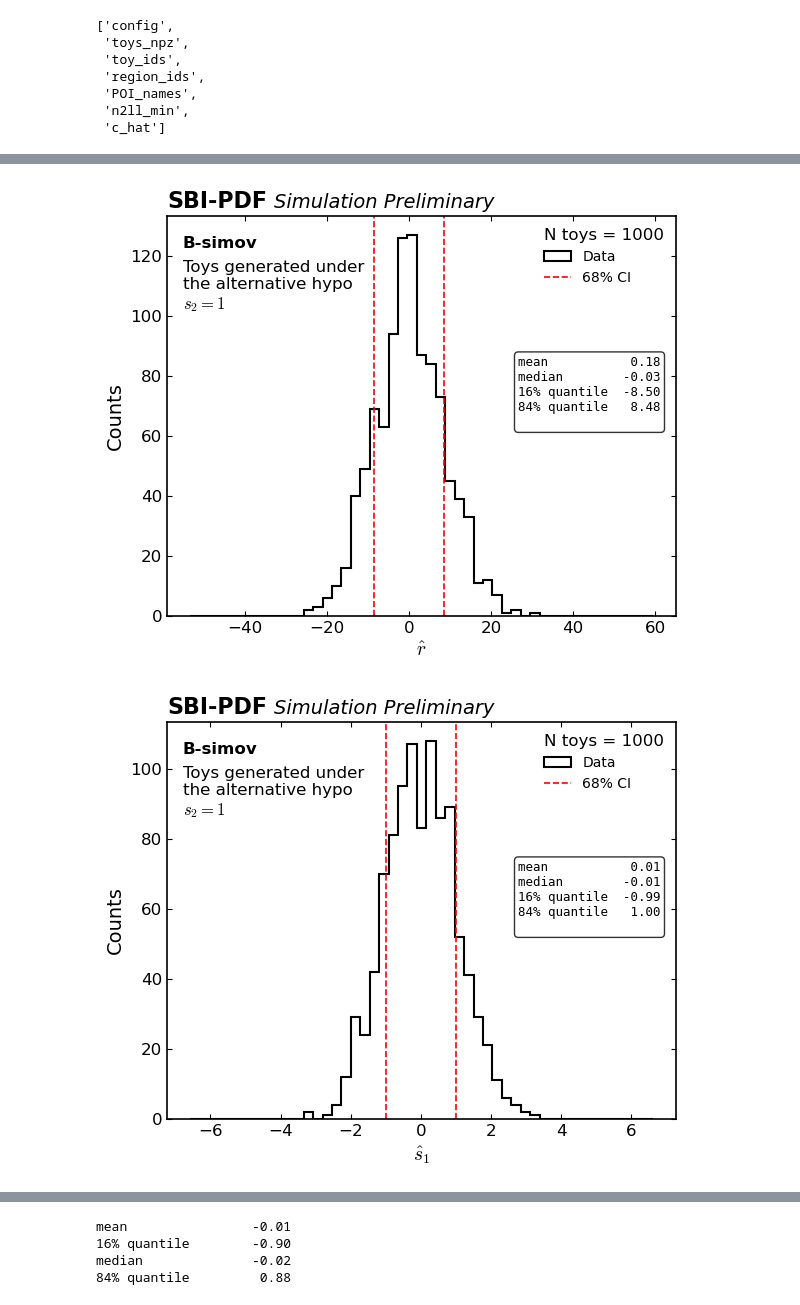
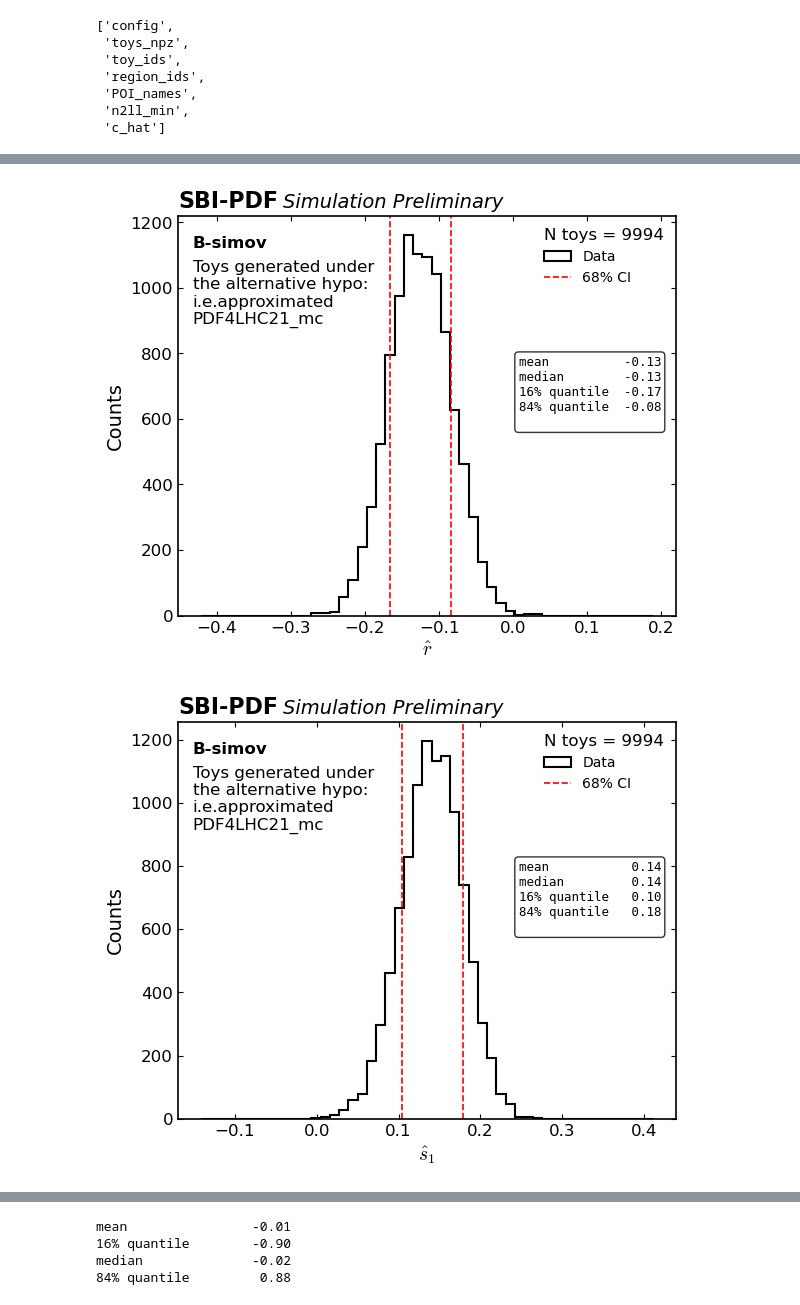
Before and after one commit to HephyAnalysisSW/GOLLUM, a Jupyter notebook: user/kaan/notebooks/plot_fit_results.ipynb, the cells around one changed output, grey strips where cells are left out. Cells and saved outputs as stored; diff of their text form; code cells hidden in the pictures.

```diff
--- a/user/kaan/notebooks/plot_fit_results.ipynb
+++ b/user/kaan/notebooks/plot_fit_results.ipynb
@@ -4,7 +4,8 @@ import matplotlib.pyplot as plt
 import os
 import glob
 
-fits = glob.glob("/scratch-cbe/users/alikaan.gueven/SBIPDF/output/toys/globalfit_shape_2_1.0_mode-poisson_N1000_scale1/*.npz")
+# fits = glob.glob("/scratch-cbe/users/alikaan.gueven/SBIPDF/output/toys/globalfit_shape_2_1.0_mode-poisson_N1000_scale1/*.npz")
+fits = glob.glob("/scratch-cbe/users/alikaan.gueven/SBIPDF/output/toys/toys_nominal_N10000/*.npz")
 # %%
 !ls /scratch-cbe/users/$USER/SBIPDF/output/toys
 # %% [output]
@@ -102,8 +106,9 @@ ax.text(
 
 body_text = (
     "Toys generated under\n"
-    "the alternative hypo\n"
-    r"$\hat{s}_{2} = 1$"
+    "the alternative hypo:\n"
+    "i.e.approximated\n"
+    "PDF4LHC21_mc"
 )
 
 ax.text(
@@ -234,10 +239,11 @@ for i in range(n_cols):
     )
 
     body_text = (
-        "Toys generated under\n"
-        "the alternative hypo\n"
-        r"$s_{2} = 1$"
-    )
+    "Toys generated under\n"
+    "the alternative hypo:\n"
+    "i.e.approximated\n"
+    "PDF4LHC21_mc"
+)
 
     ax.text(
         0.03, 0.89,
@@ -254,32 +260,32 @@ for i in range(n_cols):
     ax.set_ylabel("Counts")
 
     ax.text(
         0.0, 1.02, "SBI-PDF",
         transform=ax.transAxes,
         fontsize=16,
         weight='bold',
         ha='left', va='baseline'
     )
 
     ax.text(
         0.21, 1.02, "Simulation Preliminary",
         transform=ax.transAxes,
         fontsize=14,
         style='italic',
         ha='left', va='baseline'
     )
 
     ax.legend(
         title=f"N toys = {n_toys}",
         frameon=False,
         alignment='left',
         title_fontproperties={'size': 12}
     )
 
     plt.tight_layout()
     plt.savefig(f'/users/alikaan.gueven/sbi-pdf/GOLLUM/user/kaan/figs/toy_fits_c_{i}.pdf')
     plt.savefig(f'/users/alikaan.gueven/sbi-pdf/GOLLUM/user/kaan/figs/toy_fits_c_{i}.png')
     plt.show()
 # %% [output]
-[figure, old version]
+[figure, new version]
-[figure, old version]
+[figure, new version]
```
Also changed, not shown: parts of 3 cells of this notebook, 8 other files.
